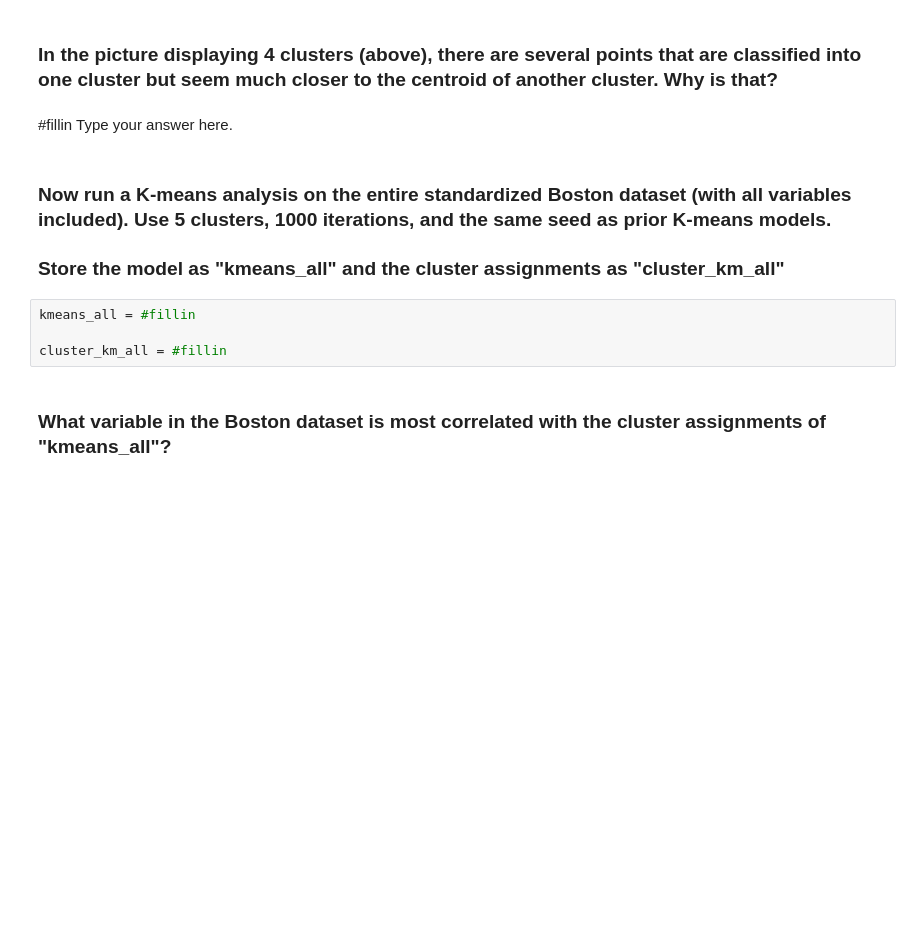
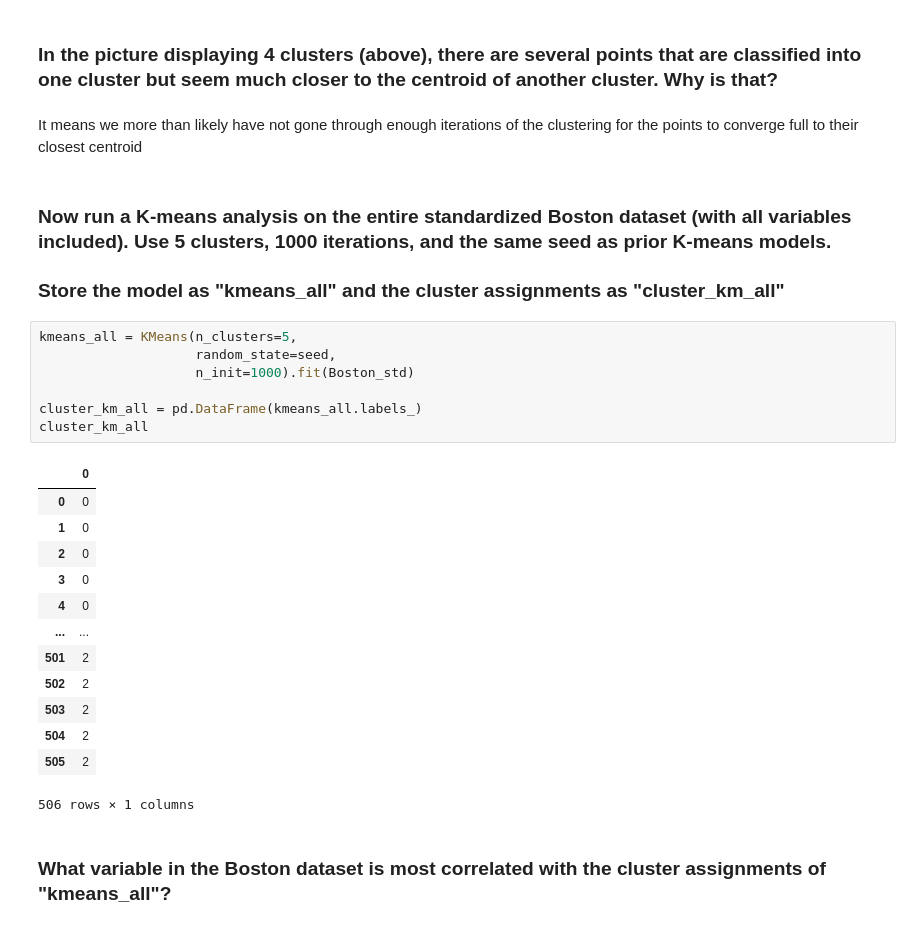
Before and after one commit to Lilianr2406/code_2600, a Jupyter notebook: mod07_clustering.ipynb, the cells around one changed output. Saved outputs shown, nothing was run; the diff lists cells and outputs as text; blank space fills up the shorter version.

```diff
--- a/mod07_clustering.ipynb
+++ b/mod07_clustering.ipynb
@@ -244,15 +283,32 @@ ax.set_ylabel('indus');
 # %% [markdown]
 ### In the picture displaying 4 clusters (above), there are several points that are classified into one cluster but seem much closer to the centroid of another cluster. Why is that?
 # %% [markdown]
-#fillin Type your answer here.
+It means we more than likely have not gone through enough iterations of the clustering for the points to converge full to their closest centroid
 # %% [markdown]
 ### Now run a K-means analysis on the entire standardized Boston dataset (with all variables included). Use 5 clusters, 1000 iterations, and the same seed as prior K-means models.
 
 ### Store the model as "kmeans_all" and the cluster assignments as "cluster_km_all"
 # %%
-kmeans_all = #fillin
+kmeans_all = KMeans(n_clusters=5,
+                    random_state=seed,
+                    n_init=1000).fit(Boston_std)
 
-cluster_km_all = #fillin
+cluster_km_all = pd.DataFrame(kmeans_all.labels_)
+cluster_km_all
+# %% [output]
+|  | 0 |
+| 0 | 0 |
+| 1 | 0 |
+| 2 | 0 |
+| 3 | 0 |
+| 4 | 0 |
+| ... | ... |
+| 501 | 2 |
+| 502 | 2 |
+| 503 | 2 |
+| 504 | 2 |
+| 505 | 2 |
+506 rows × 1 columns
 # %% [markdown]
 ### What variable in the Boston dataset is most correlated with the cluster assignments of "kmeans_all"?
 # %%
```
Also changed, not shown: parts of 20 cells of this notebook.
